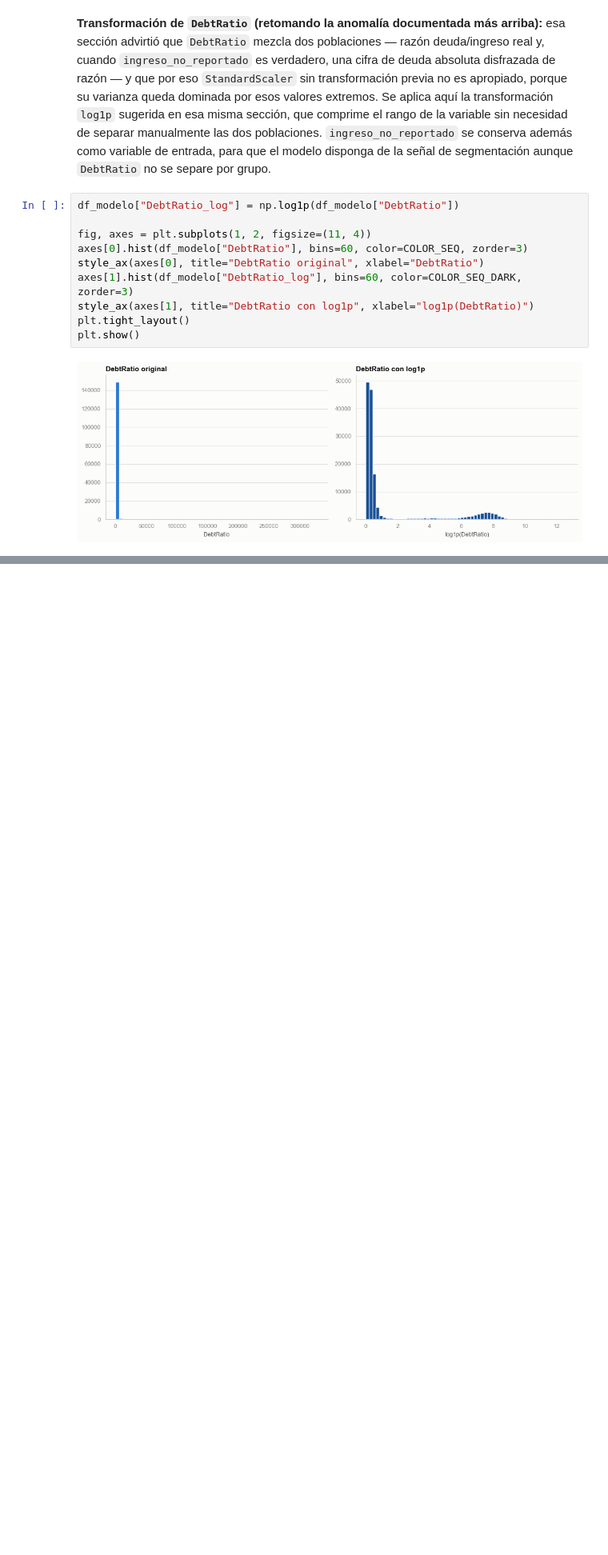
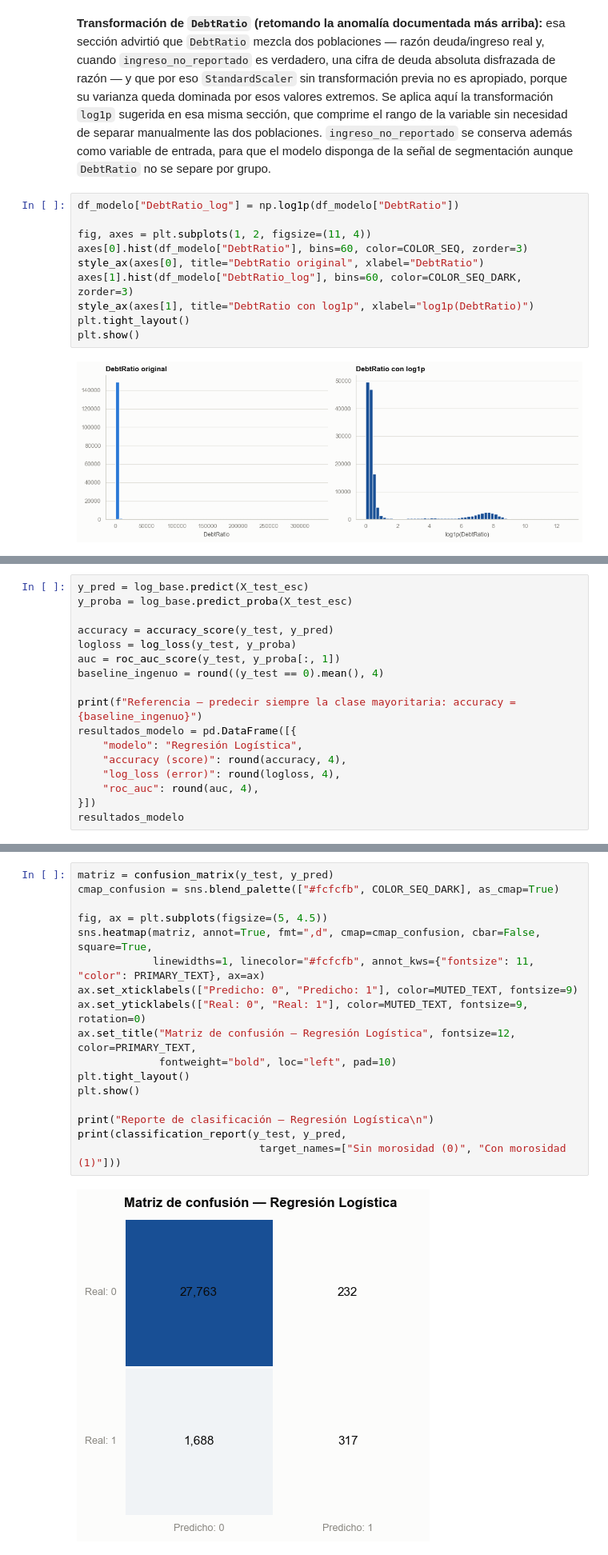
Before and after one commit to valeriaflorezs/GiveMeSomeCredit, a Jupyter notebook: docs/analisis_exploratorio.ipynb, the cells around one changed output, grey strips where cells are left out. Shown at 80% size. Saved outputs shown, nothing was run; the diff lists cells and outputs as text; blank space fills up the shorter version.

```diff
--- a/docs/analisis_exploratorio.ipynb
+++ b/docs/analisis_exploratorio.ipynb
@@ -1090,0 +909,17 @@ Esto es consistente con no aplicar ponderación de clases (`class_weight`) ni aj
+# %%
+y_pred = log_base.predict(X_test_esc)
+y_proba = log_base.predict_proba(X_test_esc)
+
+accuracy = accuracy_score(y_test, y_pred)
+logloss = log_loss(y_test, y_proba)
+auc = roc_auc_score(y_test, y_proba[:, 1])
+baseline_ingenuo = round((y_test == 0).mean(), 4)
+
+print(f"Referencia — predecir siempre la clase mayoritaria: accuracy = {baseline_ingenuo}")
+resultados_modelo = pd.DataFrame([{
+    "modelo": "Regresión Logística",
+    "accuracy (score)": round(accuracy, 4),
+    "log_loss (error)": round(logloss, 4),
+    "roc_auc": round(auc, 4),
+}])
+resultados_modelo
@@ -1090,0 +968,19 @@ Esto es consistente con no aplicar ponderación de clases (`class_weight`) ni aj
+# %%
+matriz = confusion_matrix(y_test, y_pred)
+cmap_confusion = sns.blend_palette(["#fcfcfb", COLOR_SEQ_DARK], as_cmap=True)
+
+fig, ax = plt.subplots(figsize=(5, 4.5))
+sns.heatmap(matriz, annot=True, fmt=",d", cmap=cmap_confusion, cbar=False, square=True,
+            linewidths=1, linecolor="#fcfcfb", annot_kws={"fontsize": 11, "color": PRIMARY_TEXT}, ax=ax)
+ax.set_xticklabels(["Predicho: 0", "Predicho: 1"], color=MUTED_TEXT, fontsize=9)
+ax.set_yticklabels(["Real: 0", "Real: 1"], color=MUTED_TEXT, fontsize=9, rotation=0)
+ax.set_title("Matriz de confusión — Regresión Logística", fontsize=12, color=PRIMARY_TEXT,
+             fontweight="bold", loc="left", pad=10)
+plt.tight_layout()
+plt.show()
+
+print("Reporte de clasificación — Regresión Logística\n")
+print(classification_report(y_test, y_pred,
+                             target_names=["Sin morosidad (0)", "Con morosidad (1)"]))
+# %% [output]
+[figure, added]
```
Also changed, not shown: parts of 43 cells of this notebook.
